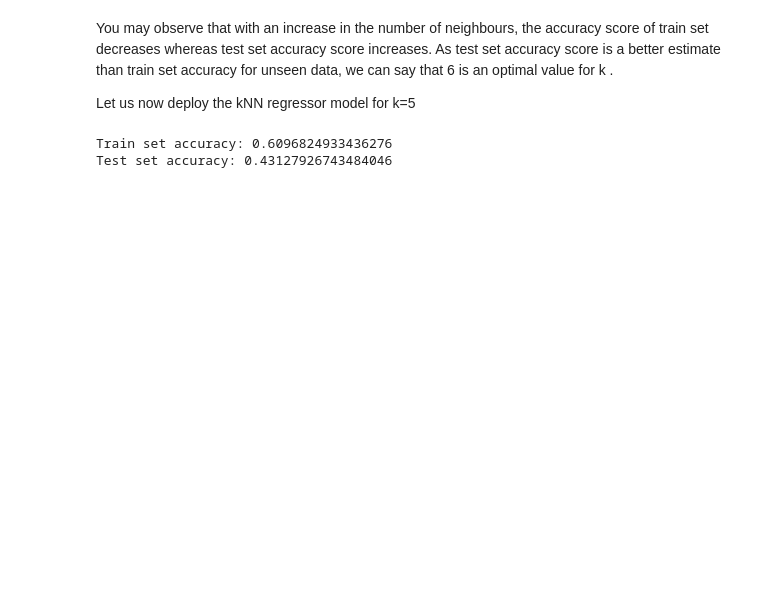
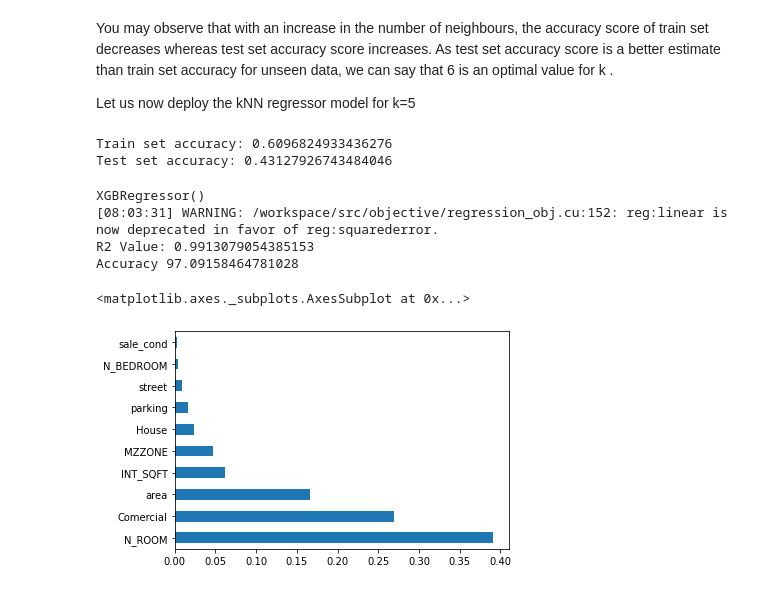
Before and after one commit to Sangee-28/House_price_prediction_machinelearnig, a Jupyter notebook: House_price_prediction.ipynb, the cells around one changed output. Saved outputs shown, nothing was run; the diff lists cells and outputs as text; code cells hidden in the pictures; blank space fills up the shorter version.

```diff
--- a/House_price_prediction.ipynb
+++ b/House_price_prediction.ipynb
@@ -951,3 +840,35 @@ print("Test set accuracy:", knn.score(X_test, y_test))
 # %% [output]
 Train set accuracy: 0.6096824933436276
 Test set accuracy: 0.43127926743484046
+# %%
+#XGboost Regressor
+
+from xgboost import XGBRegressor
+RegModel=XGBRegressor(max_depth=3, learning_rate=0.1, n_estimators=100, objective='reg:linear', booster='gbtree')
+
+#Printing all the parameters of XGBoost
+print(RegModel)
+
+
+#Creating the model on Training Data
+XGB=RegModel.fit(X_train,y_train)
+prediction=XGB.predict(X_test)
+
+#Measuring Goodness of fit in Training data
+from sklearn import metrics
+print('R2 Value:',metrics.r2_score(y_train, XGB.predict(X_train)))
+
+#Measuring accuracy on Testing Data
+print('Accuracy',100- (np.mean(np.abs((y_test - prediction) / y_test)) * 100))
+
+#Plotting the feature importance for Top 10 most important columns
+%matplotlib inline
+feature_importances = pd.Series(XGB.feature_importances_, index=features)
+feature_importances.nlargest(10).plot(kind='barh')
+# %% [output]
+XGBRegressor()
+[08:03:31] WARNING: /workspace/src/objective/regression_obj.cu:152: reg:linear is now deprecated in favor of reg:squarederror.
+R2 Value: 0.9913079054385153
+Accuracy 97.09158464781028
+<matplotlib.axes._subplots.AxesSubplot at 0x...>
+[figure, added]
```
Also changed, not shown: parts of 2 cells of this notebook.
